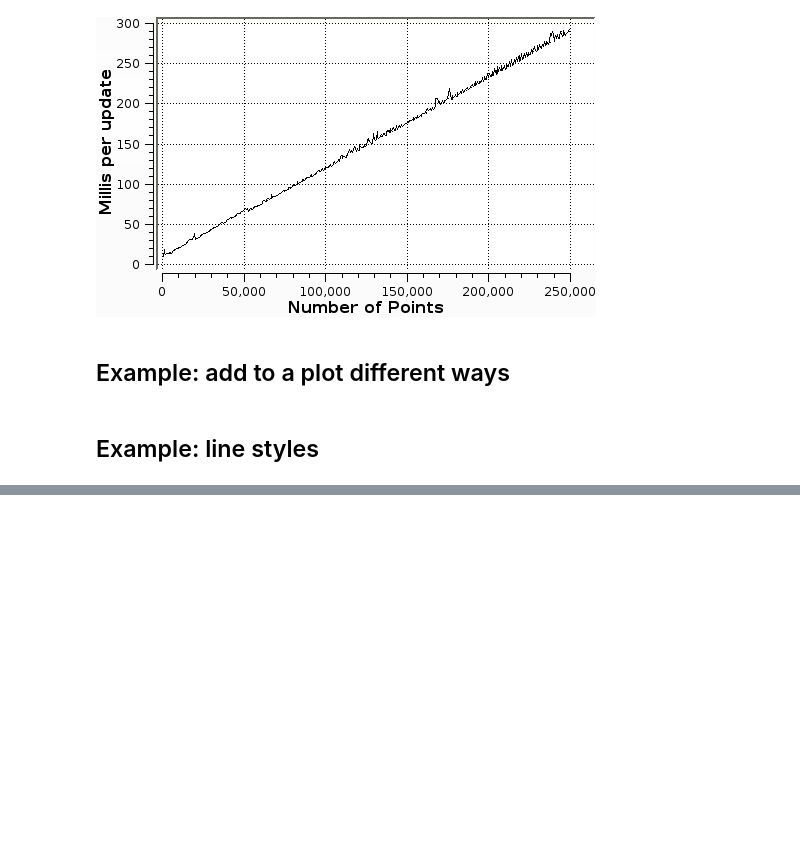
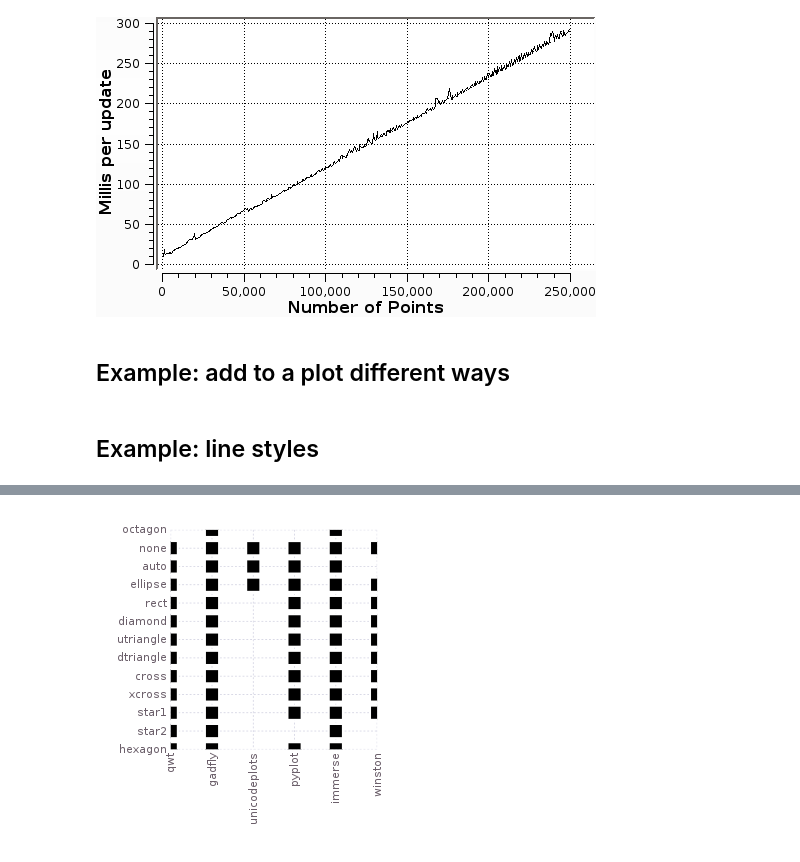
Before and after one commit to JuliaPlots/Plots.jl, a Jupyter notebook: examples/playground.ipynb, the cells around one changed output, grey strips where cells are left out. Cells and saved outputs as stored; diff of their text form; code cells hidden in the pictures; blank space fills up the shorter version.

```diff
--- a/examples/playground.ipynb
+++ b/examples/playground.ipynb
@@ -104,0 +121,4 @@ sort sort! sortrows sortcols sortperm sortperm! SortingAlgorithms Cshort
+# %%
+supportGraph(Plots._allMarkers, supportedMarkers)
+# %% [output]
+[figure, added]
```
Also changed, not shown: parts of 6 cells of this notebook, 3 other files.
